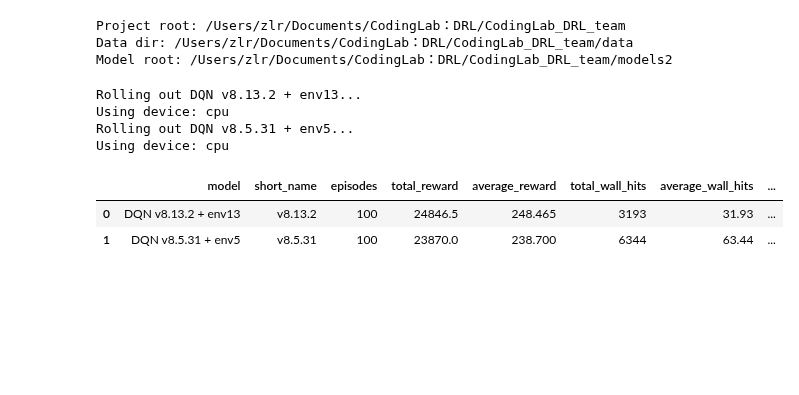
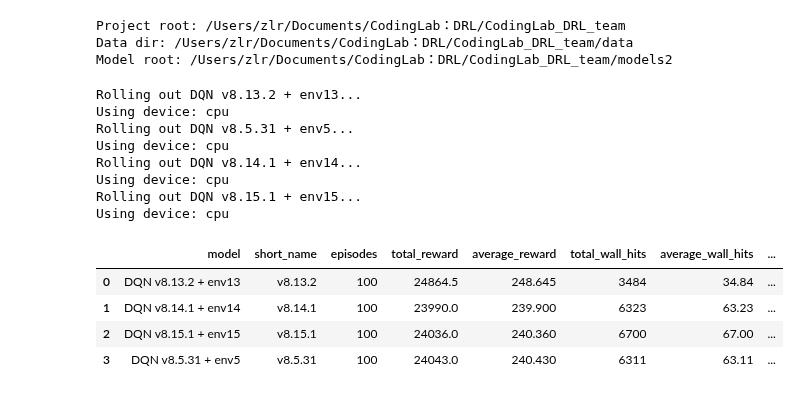
Before and after one commit to Lirong-Zhuang/CodingLab_DRL_team, a Jupyter notebook: statistic/wall_hit_statistics.ipynb, the cells around one changed output. Drawn from its saved outputs; the diff is of its cells as text; code cells hidden in the pictures; blank space fills up the shorter version.

```diff
--- a/statistic/wall_hit_statistics.ipynb
+++ b/statistic/wall_hit_statistics.ipynb
@@ -20,12 +20,14 @@ if str(PROJECT_ROOT) not in sys.path:
 import rainbow_dqn
 from environment_v5 import Environment_v5
 from environment_v13 import Environment_v13
+from environment_v14 import Environment_v14
+from environment_v15 import Environment_v15
 
 
 DATA_DIR = PROJECT_ROOT / "data"
 MODEL_ROOT = PROJECT_ROOT / "models2"
 VARIANT = 2
-NUM_TEST_EPISODES = 100
+NUM_VALIDATION_EPISODES = 100
 
 ACTION_NAMES = {
     0: "stay",
@@ -50,6 +52,20 @@ RUNS = [
         "model_path": MODEL_ROOT / "DQN_v8.5.31_variant_2.pt",
         "color": "tab:orange",
     },
+    {
+        "name": "DQN v8.14.1 + env14",
+        "short_name": "v8.14.1",
+        "env_class": Environment_v14,
+        "model_path": MODEL_ROOT / "DQN_v8.14.1_variant_2.pt",
+        "color": "tab:green",
+    },
+    {
+        "name": "DQN v8.15.1 + env15",
+        "short_name": "v8.15.1",
+        "env_class": Environment_v15,
+        "model_path": MODEL_ROOT / "DQN_v8.15.1_variant_2.pt",
+        "color": "tab:purple",
+    },
 ]
 
 
@@ -102,10 +118,13 @@ def rollout_wall_hits(run, episode_ids):
     policy = load_policy(env, run["model_path"])
     episode_rows = []
     hit_rows = []
+    visit_grid = np.zeros((env.vertical_cell_count, env.horizontal_cell_count), dtype=int)
 
-    for episode_id in episode_ids:
-        env.test_episodes = [int(episode_id)]
-        obs = env.reset("testing")
+    for validation_episode, episode_id in enumerate(episode_ids, start=1):
+        env.validation_episodes = [int(episode_id)]
+        env.validation_episode_counter = 0
+        obs = env.reset("validation")
+        visit_grid[env.agent_loc] += 1
 
         total_reward = 0.0
         wall_hits = 0
@@ -128,6 +147,7 @@ def rollout_wall_hits(run, episode_ids):
             target_loc = intended_location(before_loc, action)
             reward, next_obs, done = env.step(action)
             after_loc = env.agent_loc
+            visit_grid[after_loc] += 1
             total_reward += reward
 
             if action != 0 and after_loc == before_loc:
@@ -160,7 +180,7 @@ def rollout_wall_hits(run, episode_ids):
             "model": run["name"],
             "short_name": run["short_name"],
             "episode_id": int(episode_id),
-            "test_episode": int(episode_id) + 1,
+            "validation_episode": validation_episode,
             "total_reward": total_reward,
             "wall_hits": wall_hits,
             "boundary_hits": boundary_hits,
@@ -171,44 +191,52 @@ def rollout_wall_hits(run, episode_ids):
             "move_actions": move_actions,
         })
 
-    return pd.DataFrame(episode_rows), pd.DataFrame(hit_rows)
+    return pd.DataFrame(episode_rows), pd.DataFrame(hit_rows), visit_grid
 
 
-episode_ids = pd.read_csv(DATA_DIR / f"variant_{VARIANT}" / "test_episodes.csv")["test_episodes"].head(NUM_TEST_EPISODES)
+episode_ids = pd.read_csv(DATA_DIR / f"variant_{VARIANT}" / "validation_episodes.csv")["validation_episodes"].head(NUM_VALIDATION_EPISODES)
 episode_frames = []
 hit_frames = []
+visit_grids = {}
 
 for run in RUNS:
     print(f"Rolling out {run['name']}...")
-    episode_df, hit_df = rollout_wall_hits(run, episode_ids)
+    episode_df, hit_df, visit_grid = rollout_wall_hits(run, episode_ids)
     episode_frames.append(episode_df)
     hit_frames.append(hit_df)
+    visit_grids[run["name"]] = visit_grid
 
 wall_hit_by_episode = pd.concat(episode_frames, ignore_index=True)
 wall_hit_events = pd.concat(hit_frames, ignore_index=True)
 
 summary = wall_hit_by_episode.groupby(["model", "short_name"], as_index=False).agg(
     episodes=("episode_id", "count"),
     total_reward=("total_reward", "sum"),
     average_reward=("total_reward", "mean"),
     total_wall_hits=("wall_hits", "sum"),
     average_wall_hits=("wall_hits", "mean"),
     median_wall_hits=("wall_hits", "median"),
     total_boundary_hits=("boundary_hits", "sum"),
     total_blocked_cell_hits=("blocked_cell_hits", "sum"),
     total_wall_hits_at_target=("wall_hits_at_target", "sum"),
     total_wall_hits_elsewhere=("wall_hits_elsewhere", "sum"),
 )
 
 summary
 # %% [output]
 Rolling out DQN v8.13.2 + env13...
 Using device: cpu
 Rolling out DQN v8.5.31 + env5...
 Using device: cpu
+Rolling out DQN v8.14.1 + env14...
+Using device: cpu
+Rolling out DQN v8.15.1 + env15...
+Using device: cpu
 |  | model | short_name | episodes | total_reward | average_reward | total_wall_hits | average_wall_hits | ... |
-| 0 | DQN v8.13.2 + env13 | v8.13.2 | 100 | 24846.5 | 248.465 | 3193 | 31.93 | ... |
-| 1 | DQN v8.5.31 + env5 | v8.5.31 | 100 | 23870.0 | 238.700 | 6344 | 63.44 | ... |
+| 0 | DQN v8.13.2 + env13 | v8.13.2 | 100 | 24864.5 | 248.645 | 3484 | 34.84 | ... |
+| 1 | DQN v8.14.1 + env14 | v8.14.1 | 100 | 23990.0 | 239.900 | 6323 | 63.23 | ... |
+| 2 | DQN v8.15.1 + env15 | v8.15.1 | 100 | 24036.0 | 240.360 | 6700 | 67.00 | ... |
+| 3 | DQN v8.5.31 + env5 | v8.5.31 | 100 | 24043.0 | 240.430 | 6311 | 63.11 | ... |
 # %%
 # Figure group 1: total blocked-cell hits
 fig, ax = plt.subplots(figsize=(9, 5.8), dpi=140)
```
Also changed, not shown: parts of 5 cells of this notebook, 6 other files.
